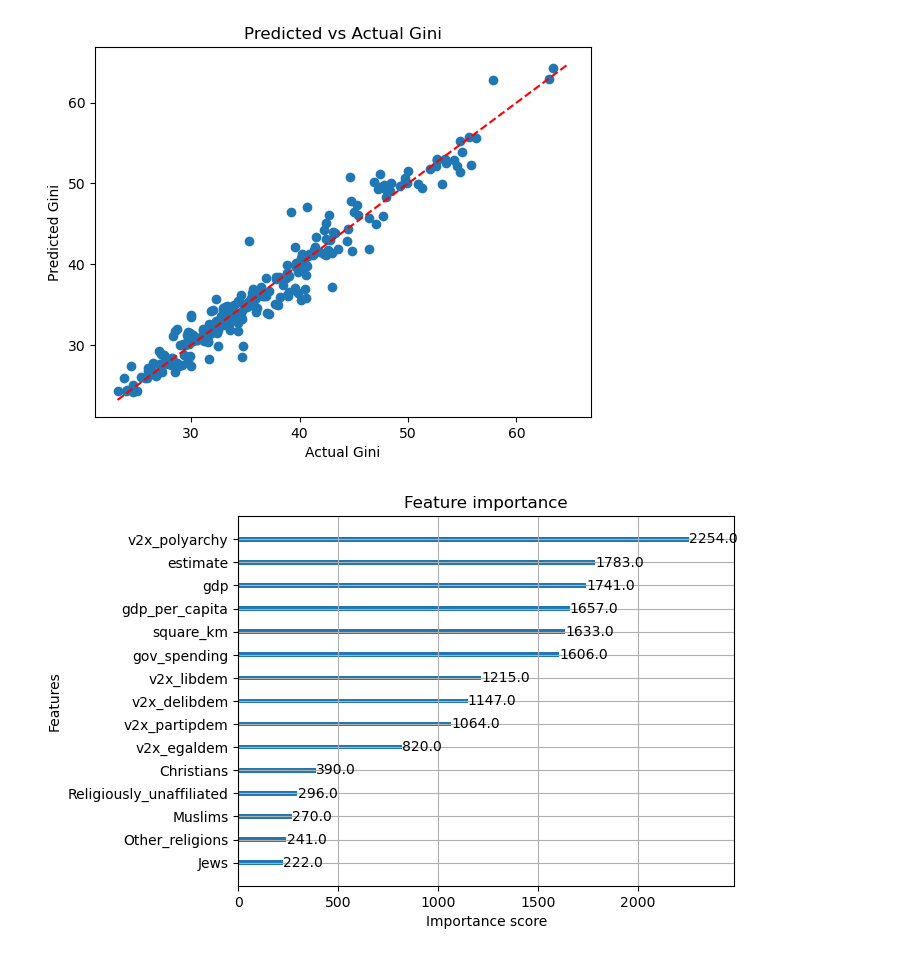
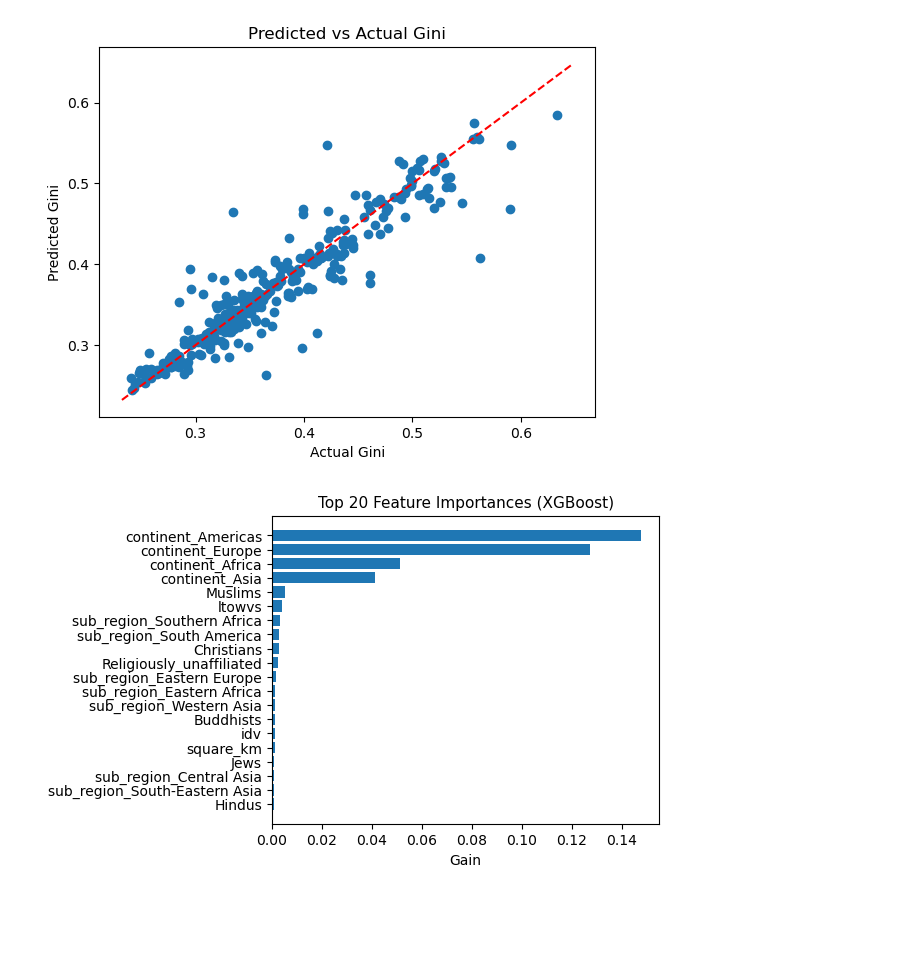
Before and after one commit to samrauh/dlss-project, a Jupyter notebook: model/baseline.ipynb, the cells around one changed output. Cells and saved outputs as stored; diff of their text form; code cells hidden in the pictures; blank space fills up the shorter version.

Commit message:
baseline + visualizations

```diff
--- a/model/baseline.ipynb
+++ b/model/baseline.ipynb
@@ -35,7 +69,3 @@ df_eco_edges = pd.read_parquet(path_eco_edges)
 df_eco_nodes = pd.read_parquet(path_eco_nodes)
 
 df_gini=pd.read_parquet("../data_collection/gini.parquet")
-# %%
-df_geo_nodes.rename(columns={"code_3":"ISO3"}, inplace=True)
-df_pol_nodes.rename(columns={"country":"ISO3"}, inplace=True)
-df_gini.rename(columns={"country":"ISO3"}, inplace=True)
@@ -49,4 +442,5 @@ df_nodes_merged = reduce(
     data
 )
 # %%
-df_nodes_clean=df_nodes_merged.dropna()
+df_nodes_clean = df_nodes_merged[df_nodes_merged['exists'] == 1]
+df_nodes_clean=df_nodes_clean[(df_nodes_clean["year"]>=2000)&(df_nodes_clean["year"]<=2022)]
@@ -53,5 +449,5 @@ df_nodes_clean=df_nodes_merged.dropna()
 # %%
-X = df_nodes_clean.drop(columns=['gini', "year", "ISO3"])
+X = df_nodes_clean.drop(columns=['gini',"year", "country_id", "exists"])
 y = df_nodes_clean['gini']
 # %%
 for col in X.columns:
@@ -66,3 +465,13 @@ X_temp, X_test, y_temp, y_test = train_test_split(
 X_train, X_val, y_train, y_val = train_test_split(
     X_temp, y_temp, test_size=0.25, random_state=42
 )
+# %%
+
+scaler = StandardScaler()
+
+# Fit only on training data
+scaler.fit(X_train)
+
+X_train = scaler.transform(X_train)
+X_val   = scaler.transform(X_val)
+X_test  = scaler.transform(X_test)
@@ -122,17 +561,41 @@ Test MAPE: 3.28
 # %%
-import matplotlib.pyplot as plt
 
-plt.scatter(y_test, model.predict(X_test))
+plt.scatter(y_test, y_pred)
 plt.xlabel("Actual Gini")
 plt.ylabel("Predicted Gini")
 plt.plot([y.min(), y.max()], [y.min(), y.max()], '--r')
 plt.title("Predicted vs Actual Gini")
 plt.show()
 # %% [output]
-[figure, old version]
+[figure, new version]
 # %%
-from xgboost import plot_importance
-plot_importance(model, max_num_features=15)
+
+# Get feature names
+feature_names = X.columns if hasattr(X, 'columns') else [f"f{i}" for i in range(X.shape[1])]
+
+# Get importances
+importances = model.get_booster().get_score(importance_type='gain')
+
+# Convert to DataFrame
+importance_df = pd.DataFrame({
+    'Feature': list(importances.keys()),
+    'Importance': list(importances.values())
+})
+
+# Map feature indices to original names (if needed)
+if importance_df['Feature'].iloc[0].startswith('f') and hasattr(X, 'columns'):
+    importance_df['Feature'] = importance_df['Feature'].map(lambda x: feature_names[int(x[1:])])
+
+# Sort
+importance_df = importance_df.sort_values(by='Importance', ascending=False).reset_index(drop=True)
+
+# Plot top N
+top_n = 20
+plt.figure(figsize=(5,4))
+plt.barh(importance_df['Feature'].head(top_n), importance_df['Importance'].head(top_n))
+plt.gca().invert_yaxis()
+plt.xlabel('Gain')
+plt.title(f'Top {top_n} Feature Importances (XGBoost)', fontsize=11)
 plt.show()
 # %% [output]
-[figure, old version]
+[figure, new version]
```
Also changed, not shown: parts of 16 cells of this notebook, 11 other files.
